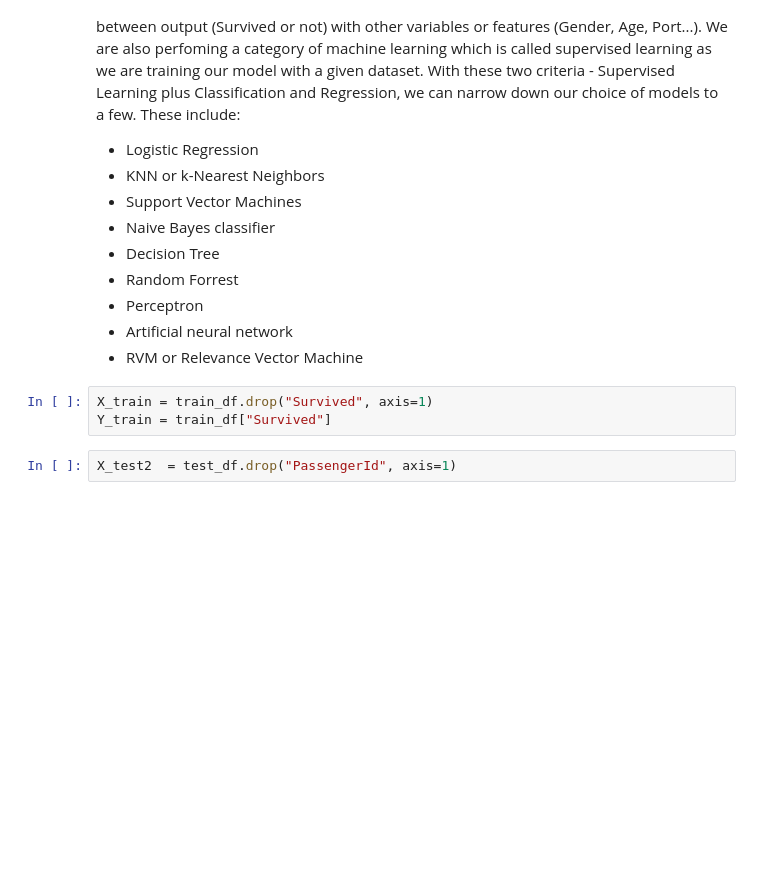
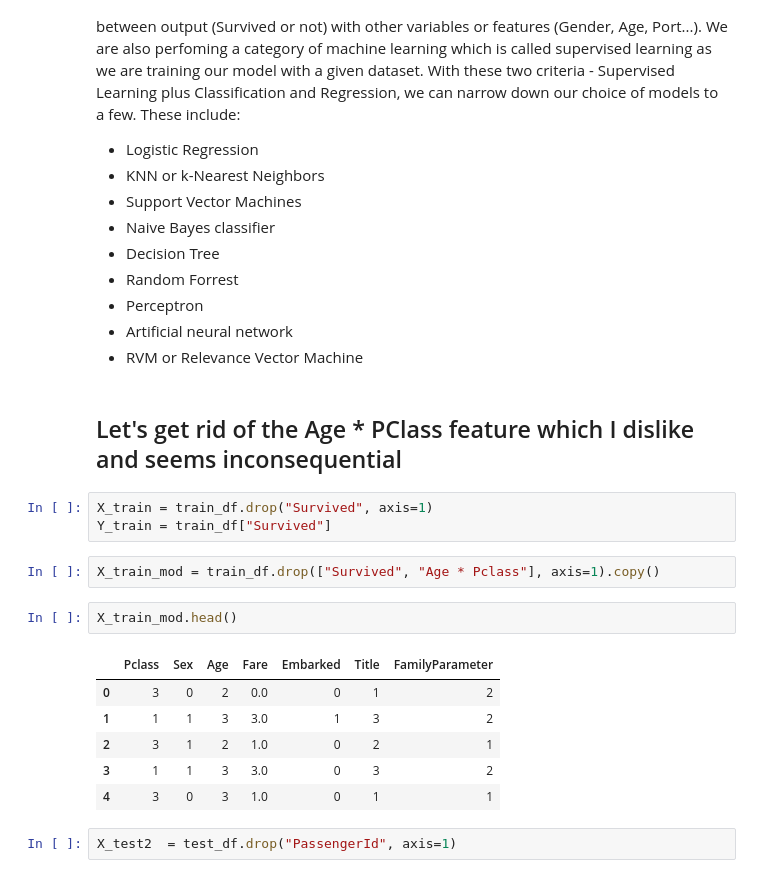
Before and after one commit to sushant2811/KaggleTitanic, a Jupyter notebook: KaggleTitanicSushant.ipynb, the cells around one changed output. Drawn from its saved outputs; the diff is of its cells as text; blank space fills up the shorter version.

```diff
--- a/KaggleTitanicSushant.ipynb
+++ b/KaggleTitanicSushant.ipynb
@@ -1423,9 +1423,22 @@ Now we are ready to train a model and predict the required solution. There are 6
 - Perceptron
 - Artificial neural network
 - RVM or Relevance Vector Machine
+# %% [markdown]
+## Let's get rid of the Age * PClass feature which I dislike and seems inconsequential
 # %%
 X_train = train_df.drop("Survived", axis=1)
 Y_train = train_df["Survived"]
+# %%
+X_train_mod = train_df.drop(["Survived", "Age * Pclass"], axis=1).copy()
+# %%
+X_train_mod.head()
+# %% [output]
+|  | Pclass | Sex | Age | Fare | Embarked | Title | FamilyParameter |
+| 0 | 3 | 0 | 2 | 0.0 | 0 | 1 | 2 |
+| 1 | 1 | 1 | 3 | 3.0 | 1 | 3 | 2 |
+| 2 | 3 | 1 | 2 | 1.0 | 0 | 2 | 1 |
+| 3 | 1 | 1 | 3 | 3.0 | 0 | 3 | 2 |
+| 4 | 3 | 0 | 3 | 1.0 | 0 | 1 | 1 |
 # %%
 X_test2  = test_df.drop("PassengerId", axis=1)
 # %%
```
Also changed, not shown: parts of 37 cells of this notebook.
